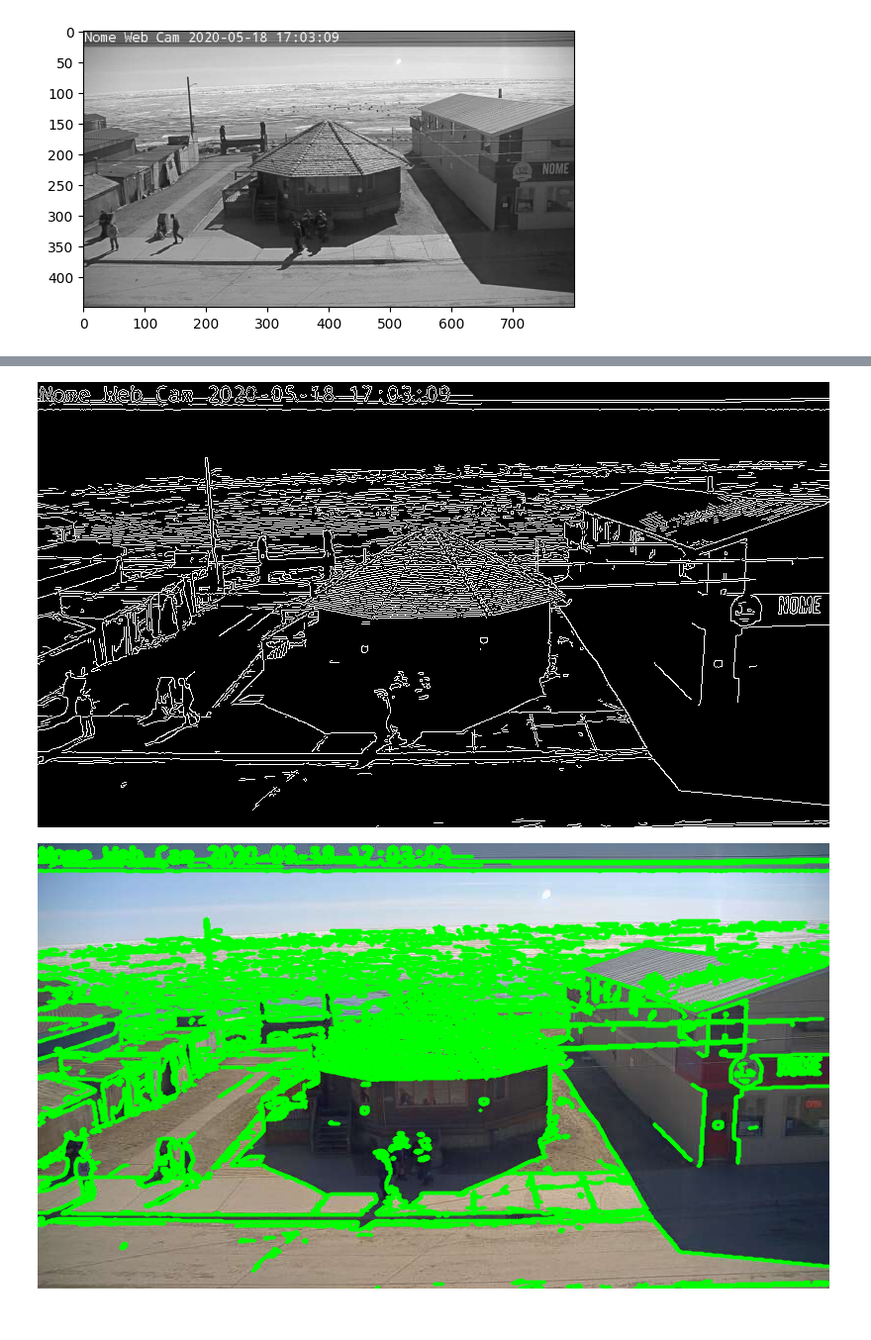
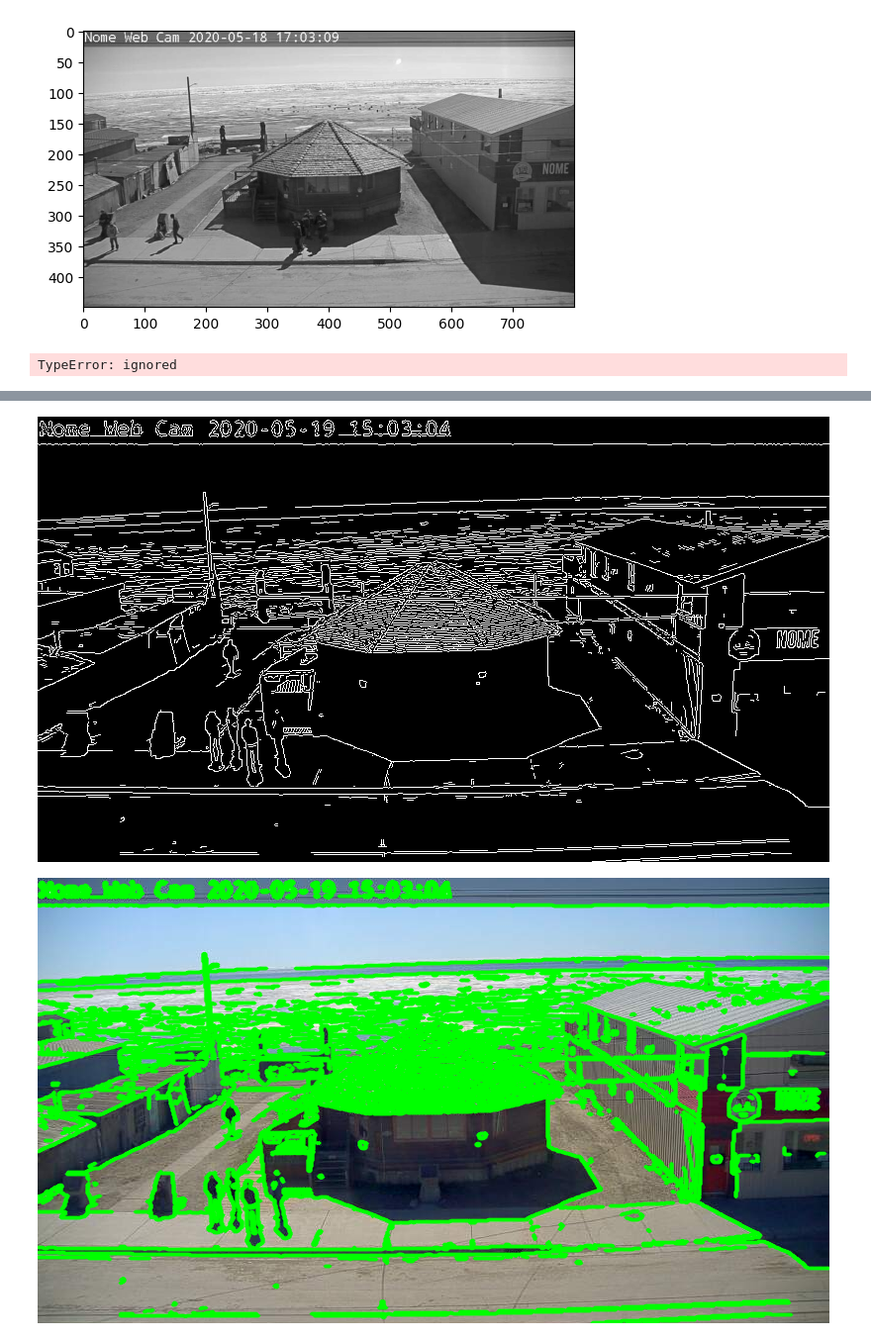
Before and after one commit to GKandula/VIP-IPA-Personal, a Jupyter notebook: Active Contour Algo.ipynb, the cells around one changed output, grey strips where cells are left out. Shown at 99% size. Drawn from its saved outputs; the diff is of its cells as text; code cells hidden in the pictures.

```diff
--- a/Active Contour Algo.ipynb
+++ b/Active Contour Algo.ipynb
@@ -43,17 +43,46 @@ def initialize_snake(num_points, center, radius):
 
 #Use image that was read for greyscaling and canny-edge detection
 #parameters
+# %%
+import numpy as np
+import cv2
+import matplotlib.pyplot as plt
+from skimage import data
+from skimage.filters import gaussian
+from skimage.segmentation import active_contour
+
+s = np.linspace(0, 2*np.pi, 400)
+x = 220 + 100*np.cos(s)
+y = 100 + 100*np.sin(s)
+init = np.array([x, y]).T
+
+
+cv2.imread(gray)
+image = cv2.Canny(gray,100,200)
+
+snake = active_contour(image, init, alpha=0.015, beta = 0.2, gamma = 0.001)
+
+fig, ax = plt.subplots(figsize=(7, 7))
+ax.imshow(image, cmap=plt.cm.gray)
+ax.plot(init[:, 0], init[:, 1], '--r', lw=3)
+ax.plot(snake[:, 0], snake[:, 1], '-b', lw=3)
+ax.set_xticks([]), ax.set_yticks([])
+ax.axis([0, image.shape[1], image.shape[0], 0])
+
+plt.show()
+# %% [output]
+TypeError: ignored
 # %%
 #CV2 Active Contour for Comparision
 import cv2
 from google.colab.patches import cv2_imshow
-image = cv2.imread('/content/Intersection.jpg')
+image = cv2.imread('/content/Intersec (2).jpg')
 
 img_gray = cv2.cvtColor(image,cv2.COLOR_BGR2GRAY)
 
 cv2_imshow(img_gray)
 
-canny_im = cv2.Canny(img_gray,100,200)
+canny_im = cv2.Canny(img_gray,150,255)
 cv2_imshow(canny_im)
 
 contours, hierarchy = cv2.findContours(image=canny_im,mode=cv2.RETR_TREE,method=cv2.CHAIN_APPROX_NONE)
@@ -65,3 +94,3 @@ cv2_imshow(image)
-[figure, old version]
+[figure, new version]
-[figure, old version]
+[figure, new version]
 # %%
```
Also changed, not shown: parts of 4 cells of this notebook, 1 other file.
